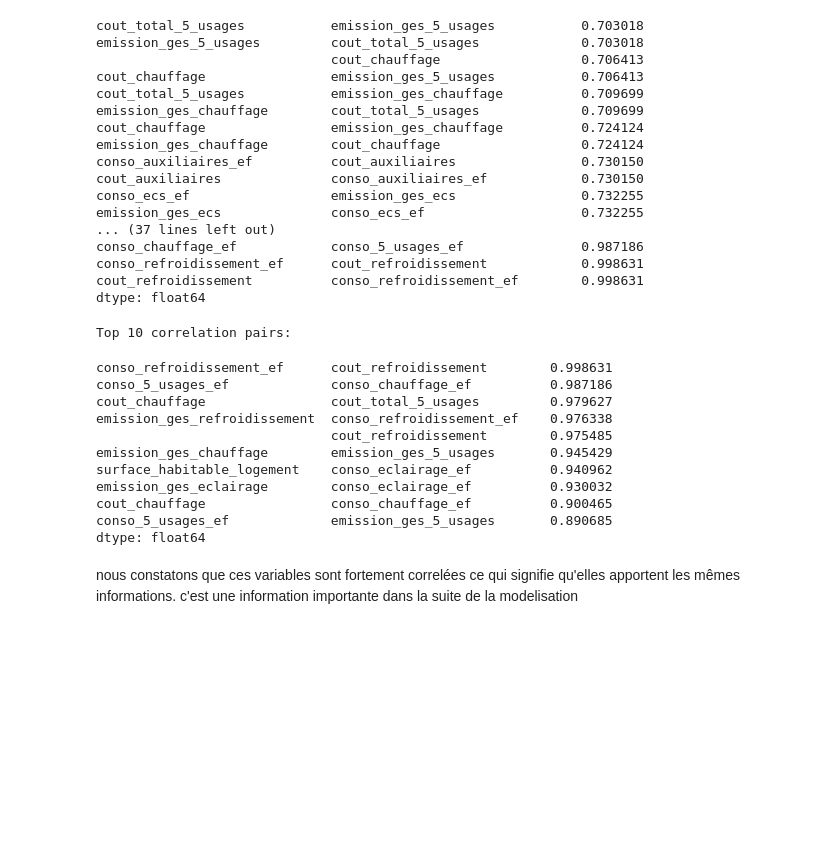
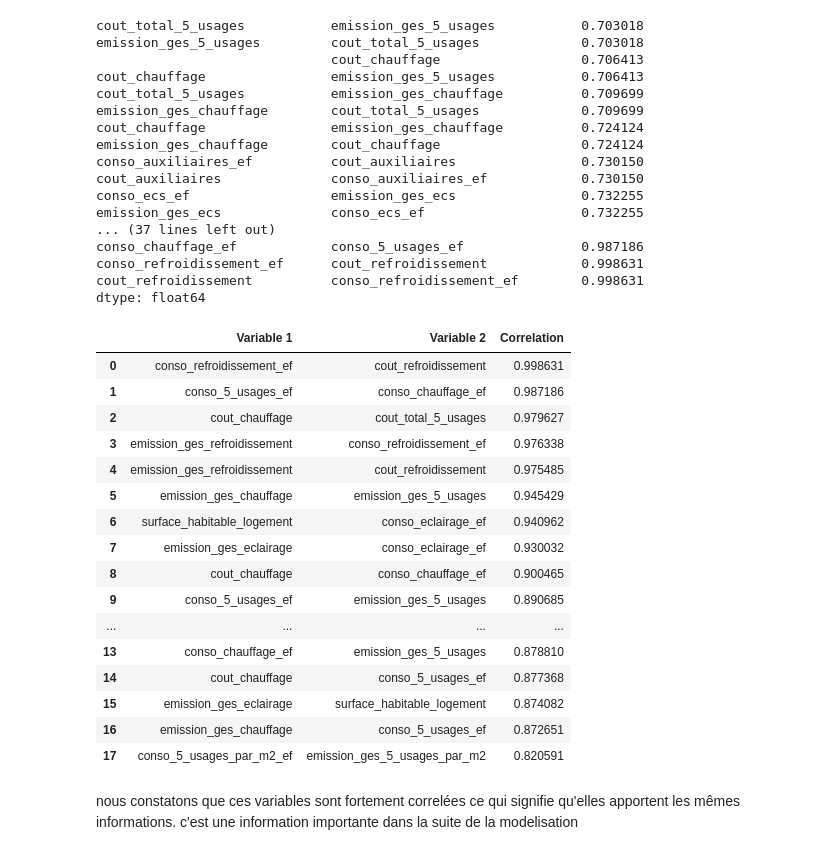
Before and after one commit to Modou010/projet_endis, a Jupyter notebook: Notebooks/2_exploration_donnees.ipynb, the cells around one changed output. Saved outputs shown, nothing was run; the diff lists cells and outputs as text; code cells hidden in the pictures; blank space fills up the shorter version.

```diff
--- a/Notebooks/2_exploration_donnees.ipynb
+++ b/Notebooks/2_exploration_donnees.ipynb
@@ -229,0 +235,18 @@ ademe_clean.to_csv("donnees_ademe_finales_nettoyees_69.csv", index=False, encodi
+# %%
+# lecture du fichier enregistré
+ademe_clean = pd.read_csv("donnees_ademe_finales_nettoyees_69.csv")
+# %%
+# recodage de la variable type_energie_n1
+def energie(type_energie) :
+    if type_energie == "Gaz naturel":
+        return "Gaz_naturel"
+    elif type_energie == "Électricité":
+        return "Electricite"
+    elif type_energie == "Réseau de Chauffage urbain":
+        return "Reseau_de_Chauffage_urbain"
+    elif type_energie == "Fioul domestique":
+        return "Fioul domestique"
+    else:
+        return "Autres"
+ademe_clean['type_energie_recodee'] = ademe_clean['type_energie_n1'].apply(energie).astype('object')
+ademe_clean['type_energie_recodee'].value_counts()
@@ -381,22 +415,32 @@ def top_pairs_redondants(df, n=10):
     labels_to_drop = pairs_redondants(df)
     corr_list = corr_list.drop(labels=labels_to_drop).sort_values(ascending=False)
     return corr_list[0:n]
-# %%
-print('Top 10 correlation pairs:')
-top_pairs_redondants(donnee_num_cor, 10)
-# %% [output]
-Top 10 correlation pairs:
-conso_refroidissement_ef      cout_refroidissement        0.998631
-conso_5_usages_ef             conso_chauffage_ef          0.987186
-cout_chauffage                cout_total_5_usages         0.979627
-emission_ges_refroidissement  conso_refroidissement_ef    0.976338
-                              cout_refroidissement        0.975485
-emission_ges_chauffage        emission_ges_5_usages       0.945429
-surface_habitable_logement    conso_eclairage_ef          0.940962
-emission_ges_eclairage        conso_eclairage_ef          0.930032
-cout_chauffage                conso_chauffage_ef          0.900465
-conso_5_usages_ef             emission_ges_5_usages       0.890685
-dtype: float64
+# %%
+# affichage des paires de variables fortement corrélées
+top = top_pairs_redondants(donnee_num_cor, n=len(donnee_num_cor.columns)**2)
+top_df = top.reset_index()
+top_df.columns = ['Variable 1', 'Variable 2', 'Correlation']
+
+display(top_df[top_df['Correlation'] > 0.8]
+)
+# %% [output]
+|  | Variable 1 | Variable 2 | Correlation |
+| 0 | conso_refroidissement_ef | cout_refroidissement | 0.998631 |
+| 1 | conso_5_usages_ef | conso_chauffage_ef | 0.987186 |
+| 2 | cout_chauffage | cout_total_5_usages | 0.979627 |
+| 3 | emission_ges_refroidissement | conso_refroidissement_ef | 0.976338 |
+| 4 | emission_ges_refroidissement | cout_refroidissement | 0.975485 |
+| 5 | emission_ges_chauffage | emission_ges_5_usages | 0.945429 |
+| 6 | surface_habitable_logement | conso_eclairage_ef | 0.940962 |
+| 7 | emission_ges_eclairage | conso_eclairage_ef | 0.930032 |
+| 8 | cout_chauffage | conso_chauffage_ef | 0.900465 |
+| 9 | conso_5_usages_ef | emission_ges_5_usages | 0.890685 |
+| ... | ... | ... | ... |
+| 13 | conso_chauffage_ef | emission_ges_5_usages | 0.878810 |
+| 14 | cout_chauffage | conso_5_usages_ef | 0.877368 |
+| 15 | emission_ges_eclairage | surface_habitable_logement | 0.874082 |
+| 16 | emission_ges_chauffage | conso_5_usages_ef | 0.872651 |
+| 17 | conso_5_usages_par_m2_ef | emission_ges_5_usages_par_m2 | 0.820591 |
 # %% [markdown]
 nous constatons que ces variables sont fortement correlées ce qui signifie qu'elles apportent les mêmes informations. c'est une information importante dans la suite de la modelisation
 # %% [markdown]
```
Also changed, not shown: parts of 14 cells of this notebook, 35 other files.
